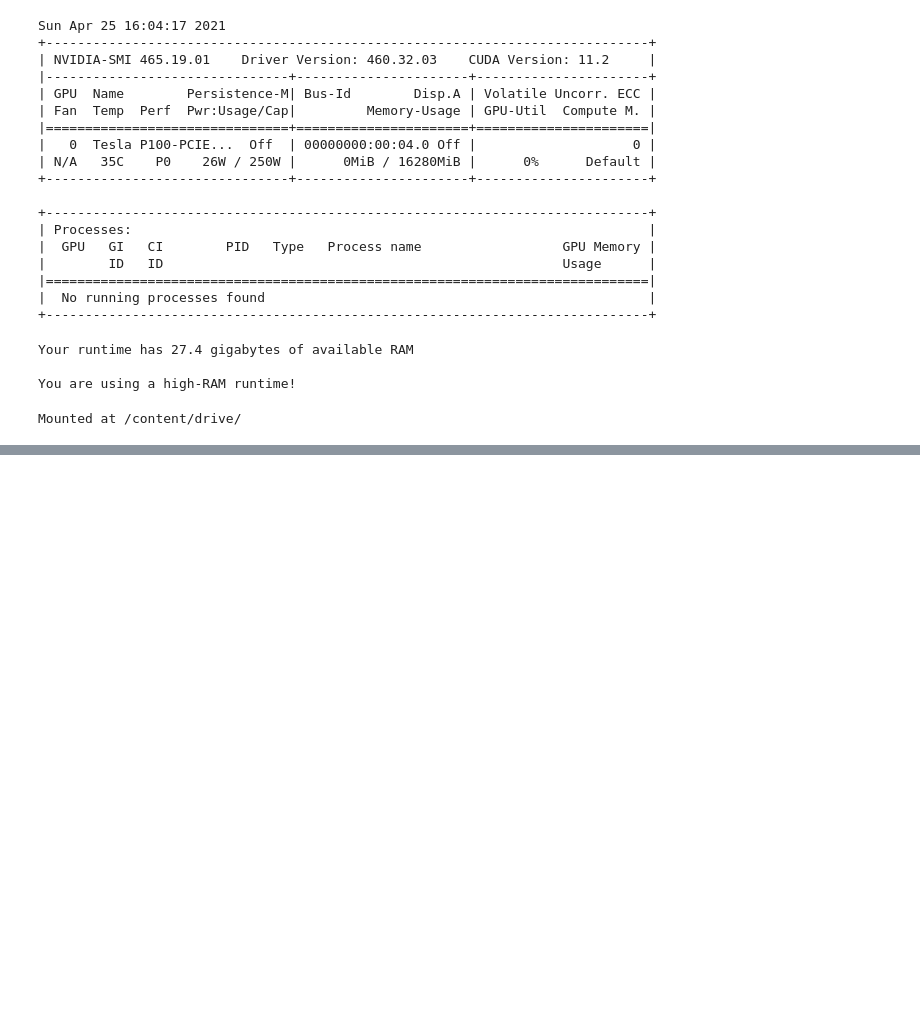
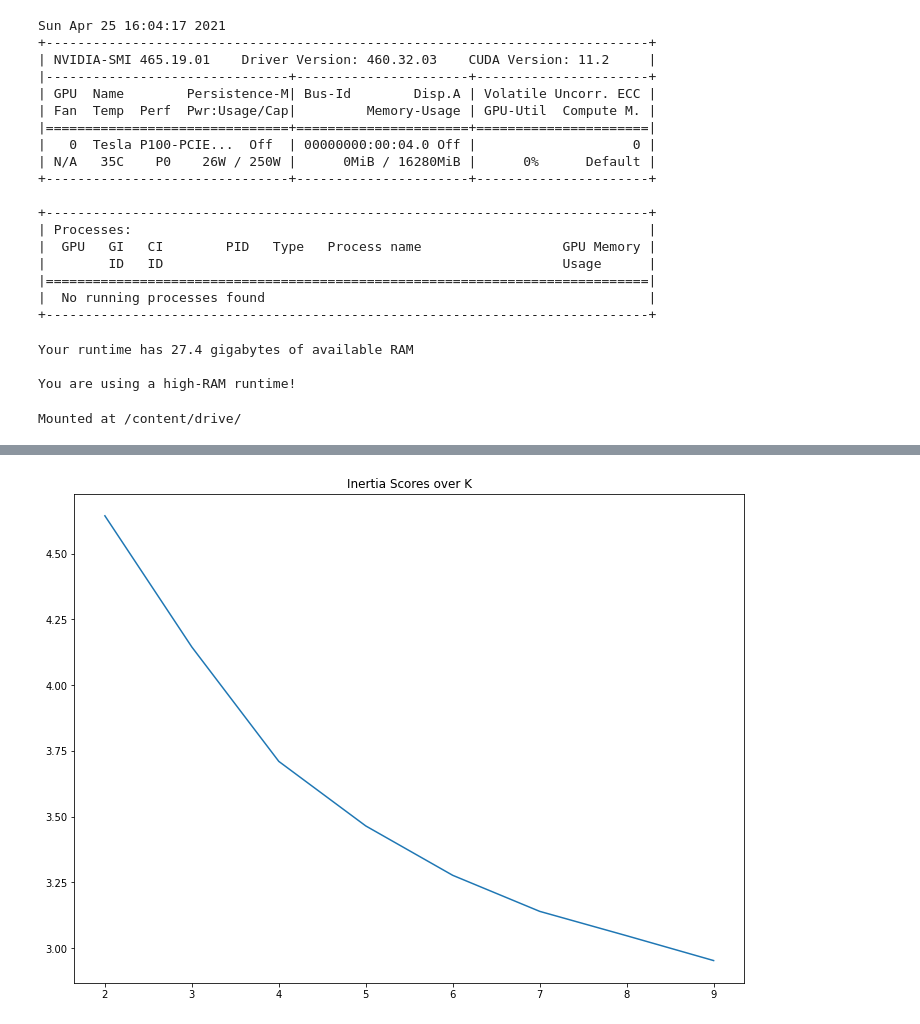
Before and after one commit to jabrown5/political-affiliation-using-twitter-116th-congress, a Jupyter notebook: code/05_Modeling.ipynb, the cells around one changed output, grey strips where cells are left out. Drawn from its saved outputs; the diff is of its cells as text; code cells hidden in the pictures; blank space fills up the shorter version.

```diff
--- a/code/05_Modeling.ipynb
+++ b/code/05_Modeling.ipynb
@@ -454,0 +276,36 @@ vector_distances.corr().head()
+# %%
+# plotting the inertia scores across k's
+# Using the 'elbow' method to help find a good k
+# https://medium.com/@cmukesh8688/k-means-clustering-in-machine-learning-252130c85e23
+
+def plot_inertia_score(X_choice):
+
+    # looking at multiple silhouette scores
+
+  # set up empty list to store scores
+  scores_ine = []
+
+  for k in range(2, 10):
+      # instantiate model
+      km = KMeans(n_clusters=k, random_state=516)
+
+      # fit the model
+      km.fit(X_choice)
+
+      # Get inertia score for each k
+      scores_ine.append([k, km.inertia_])
+
+  # save as a df for viewing
+  scores_df = pd.DataFrame(scores_ine, columns = ['k', 'inertia'])
+
+  plt.figure(figsize=(12,9))
+
+  plt.plot(scores_df['k'], scores_df['inertia'])
+
+  plt.title(f'Inertia Scores over K')
+
+  plt.show()
+# %%
+plot_inertia_score(X_pca)
+# %% [output]
+[figure, added]
```
Also changed, not shown: parts of 84 cells of this notebook, 5 other files.
